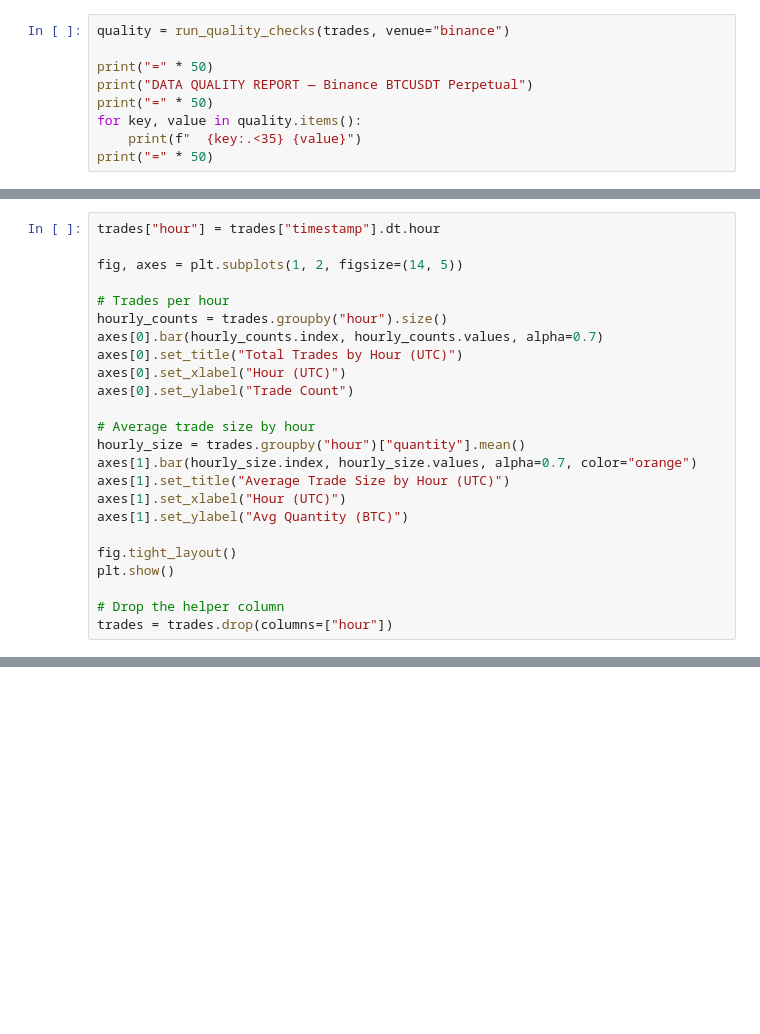
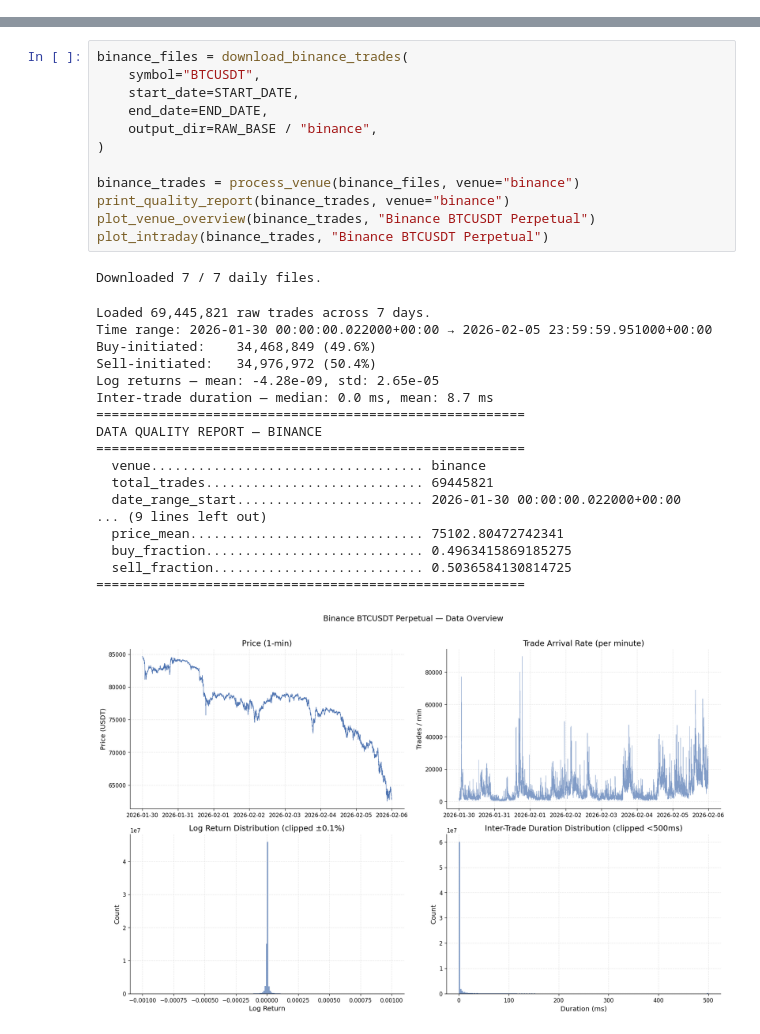
Before and after one commit to Wadoudo02/crypto-venue-entropy, a Jupyter notebook: notebooks/01_data_acquisition.ipynb, the cells around one changed output, grey strips where cells are left out. Cells and saved outputs as stored; diff of their text form; blank space fills up the shorter version.

```diff
--- a/notebooks/01_data_acquisition.ipynb
+++ b/notebooks/01_data_acquisition.ipynb
@@ -174,9 +68,0 @@ Systematic checks for data integrity: null values, timestamp gaps, price outlier
-# %%
-quality = run_quality_checks(trades, venue="binance")
-
-print("=" * 50)
-print("DATA QUALITY REPORT — Binance BTCUSDT Perpetual")
-print("=" * 50)
-for key, value in quality.items():
-    print(f"  {key:.<35} {value}")
-print("=" * 50)
@@ -246,24 +68,0 @@ Examine how trading activity varies by hour of day — important context for lat
-# %%
-trades["hour"] = trades["timestamp"].dt.hour
-
-fig, axes = plt.subplots(1, 2, figsize=(14, 5))
-
-# Trades per hour
-hourly_counts = trades.groupby("hour").size()
-axes[0].bar(hourly_counts.index, hourly_counts.values, alpha=0.7)
-axes[0].set_title("Total Trades by Hour (UTC)")
-axes[0].set_xlabel("Hour (UTC)")
-axes[0].set_ylabel("Trade Count")
-
-# Average trade size by hour
-hourly_size = trades.groupby("hour")["quantity"].mean()
-axes[1].bar(hourly_size.index, hourly_size.values, alpha=0.7, color="orange")
-axes[1].set_title("Average Trade Size by Hour (UTC)")
-axes[1].set_xlabel("Hour (UTC)")
-axes[1].set_ylabel("Avg Quantity (BTC)")
-
-fig.tight_layout()
-plt.show()
-
-# Drop the helper column
-trades = trades.drop(columns=["hour"])
@@ -271,0 +178,32 @@ trades = trades.drop(columns=["hour"])
+# %%
+binance_files = download_binance_trades(
+    symbol="BTCUSDT",
+    start_date=START_DATE,
+    end_date=END_DATE,
+    output_dir=RAW_BASE / "binance",
+)
+
+binance_trades = process_venue(binance_files, venue="binance")
+print_quality_report(binance_trades, venue="binance")
+plot_venue_overview(binance_trades, "Binance BTCUSDT Perpetual")
+plot_intraday(binance_trades, "Binance BTCUSDT Perpetual")
+# %% [output]
+Downloaded 7 / 7 daily files.
+Loaded 69,445,821 raw trades across 7 days.
+Time range: 2026-01-30 00:00:00.022000+00:00 → 2026-02-05 23:59:59.951000+00:00
+Buy-initiated:    34,468,849 (49.6%)
+Sell-initiated:   34,976,972 (50.4%)
+Log returns — mean: -4.28e-09, std: 2.65e-05
+Inter-trade duration — median: 0.0 ms, mean: 8.7 ms
+=======================================================
+DATA QUALITY REPORT — BINANCE
+=======================================================
+  venue................................... binance
+  total_trades............................ 69445821
+  date_range_start........................ 2026-01-30 00:00:00.022000+00:00
+... (9 lines left out)
+  price_mean.............................. 75102.80472742341
+  buy_fraction............................ 0.4963415869185275
+  sell_fraction........................... 0.5036584130814725
+=======================================================
+[figure, added]
```
Also changed, not shown: parts of 32 cells of this notebook, 4 other files.
